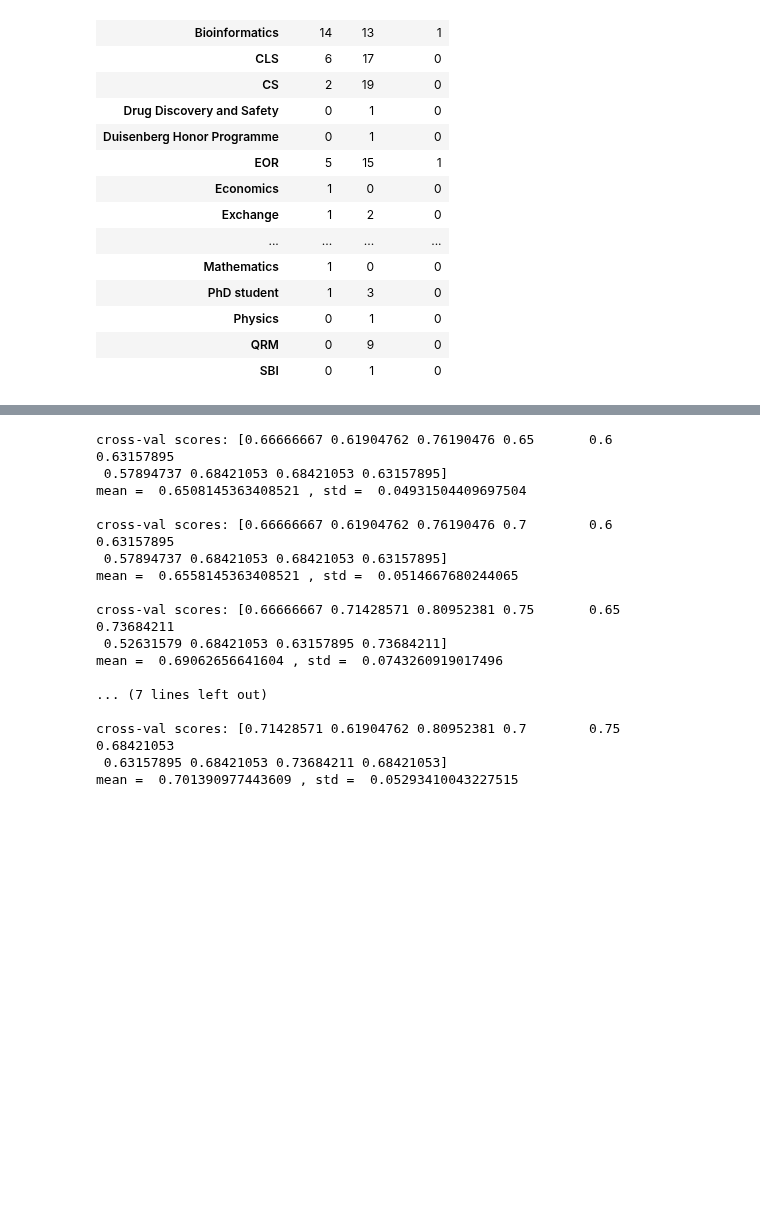
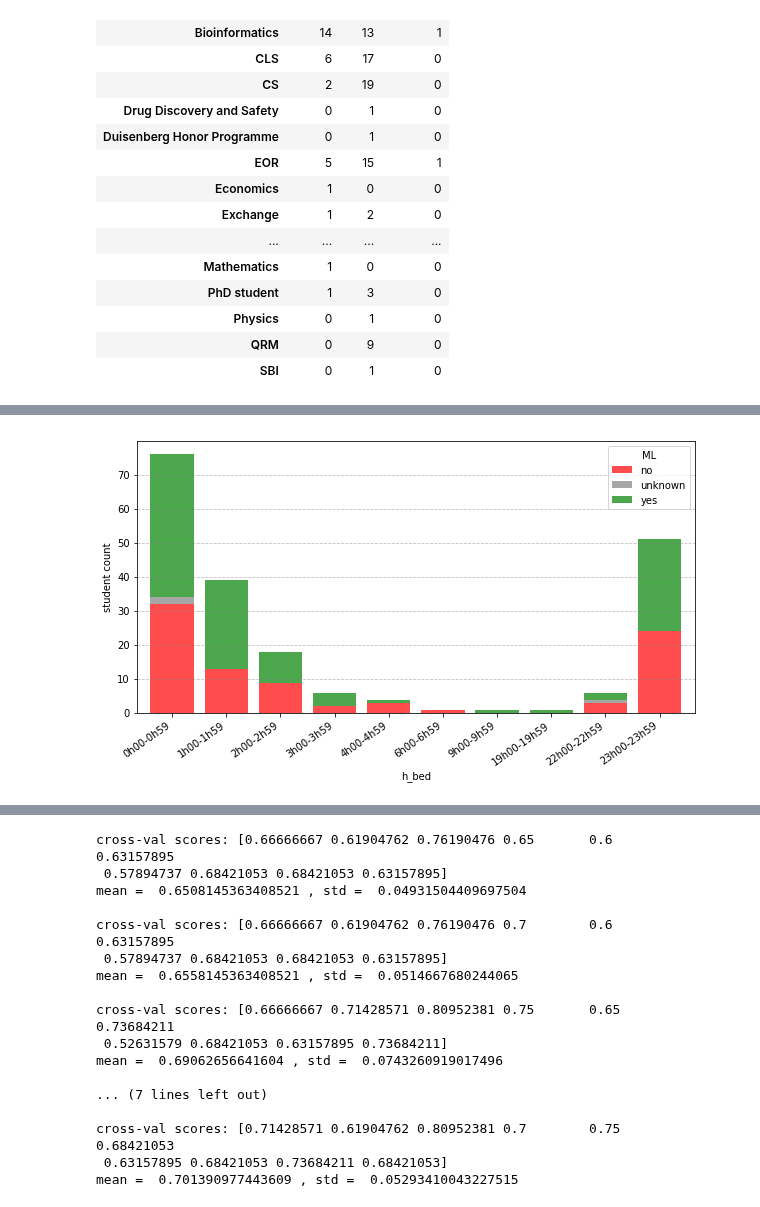
Before and after one commit to FionaLippert/DataMining, a Jupyter notebook: data_plotting.ipynb, the cells around one changed output, grey strips where cells are left out. Saved outputs shown, nothing was run; the diff lists cells and outputs as text; code cells hidden in the pictures; blank space fills up the shorter version.

```diff
--- a/data_plotting.ipynb
+++ b/data_plotting.ipynb
@@ -157,0 +218,12 @@ programme_gender_ct
+# %%
+bedtime_ML_ct = pd.crosstab(db.h_bed.replace(missing_data, np.nan).astype('float'), db.ML.replace(missing_data, 'unknown')).dropna()
+
+cmap = matplotlib.colors.ListedColormap(["red","gray","green"], name='from_list', N=None)
+ax = bedtime_ML_ct.plot(kind='bar', width=0.8, stacked=True, cmap=cmap, alpha=0.7, figsize=(10,5))
+ax.grid(color='gray', linestyle='--', axis='y', alpha=0.5)
+ax.set_ylabel('student count')
+plt.xticks(ax.get_xticks(), rotation=35, ha='right')
+ax.set_xticklabels(['0h00-0h59','1h00-1h59','2h00-2h59','3h00-3h59','4h00-4h59','6h00-6h59','9h00-9h59','19h00-19h59','22h00-22h59','23h00-23h59'], rotation=35, ha='right')
+plt.show()
+# %% [output]
+[figure, added]
```
Also changed, not shown: parts of 9 cells of this notebook.
